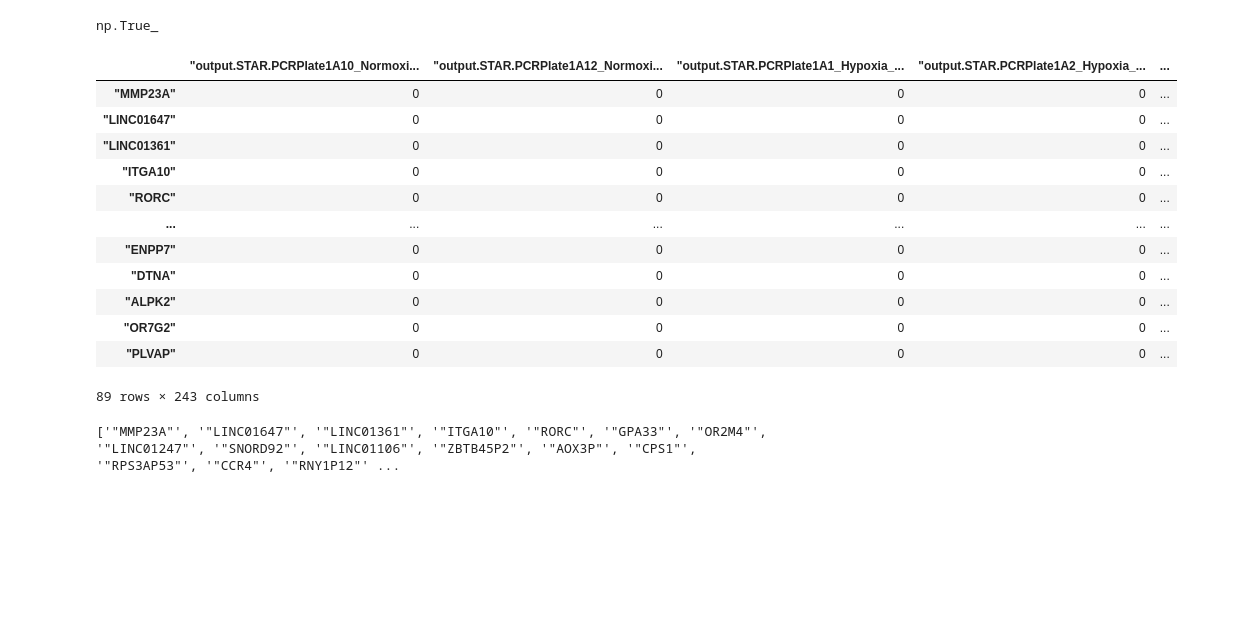
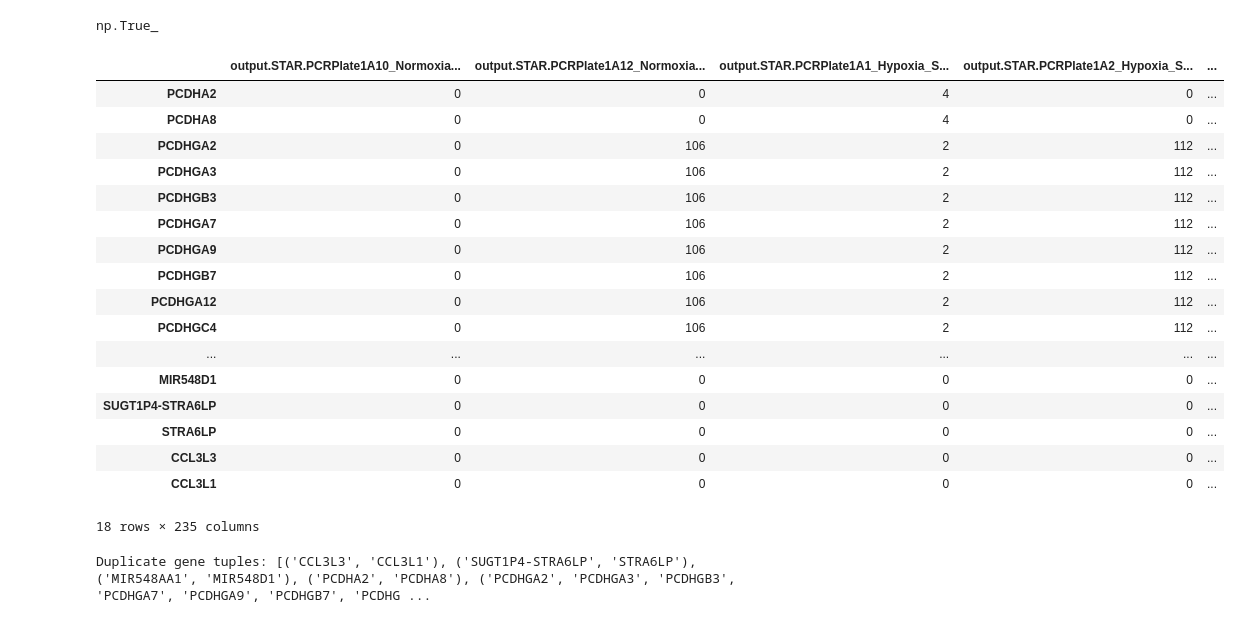
Before and after one commit to katiarusso/breast-cancer-ml-classification, a Jupyter notebook: Notebooks/Main.ipynb, the cells around one changed output. Cells and saved outputs as stored; diff of their text form; code cells hidden in the pictures; blank space fills up the shorter version.

```diff
--- a/Notebooks/Main.ipynb
+++ b/Notebooks/Main.ipynb
@@ -120,10 +120,10 @@ File dimension: 0.47 MB
 #### SmartSeq - HCC1806
 # %%
 # Load the filtered dataset with the SmartSeq technology
-dfs_hcc_unfiltered = pd.read_csv("../Data/SmartSeq/HCC1806_SmartS_Unfiltered_Data.txt", sep=r"\s+", engine= "python", index_col=0)
-dfs_hcc_filtered = pd.read_csv("../Data/SmartSeq/HCC1806_SmartS_Filtered_Data.txt", sep=r"\s+", engine= "python", index_col=0)
-dfs_hcc_train = pd.read_csv("../Data/SmartSeq/HCC1806_SmartS_Filtered_Normalised_3000_Data_train.txt", sep=r"\s+", engine= "python", index_col=0)
-dfs_hcc_test = pd.read_csv("../Data/SmartSeq/HCC1806_SmartS_Filtered_Normalised_3000_Data_test_anonim.txt", sep=r"\s+", engine= "python", index_col=0)
+dfs_hcc_unfiltered = pd.read_csv("../Data/SmartSeq/HCC1806_SmartS_Unfiltered_Data.txt", sep=r"\s+", engine= "python", index_col=0).rename(index=lambda x: x.strip('"')).rename(columns=lambda x: x.strip('"'))
+dfs_hcc_filtered = pd.read_csv("../Data/SmartSeq/HCC1806_SmartS_Filtered_Data.txt", sep=r"\s+", engine= "python", index_col=0).rename(index=lambda x: x.strip('"')).rename(columns=lambda x: x.strip('"'))
+dfs_hcc_train = pd.read_csv("../Data/SmartSeq/HCC1806_SmartS_Filtered_Normalised_3000_Data_train.txt", sep=r"\s+", engine= "python", index_col=0).rename(index=lambda x: x.strip('"')).rename(columns=lambda x: x.strip('"'))
+dfs_hcc_test = pd.read_csv("../Data/SmartSeq/HCC1806_SmartS_Filtered_Normalised_3000_Data_test_anonim.txt", sep=r"\s+", engine= "python", index_col=0).rename(index=lambda x: x.strip('"')).rename(columns=lambda x: x.strip('"'))
 
 # Inspect the shape and structure for HCC1806
 print("HCC1806 Unfiltered")
@@ -423,23 +415,36 @@ dfs_hcc_unfiltered.duplicated().any()
 # %% [output]
 np.True_
 # %%
-duplicate_rows_hcc = dfs_hcc_unfiltered.duplicated(keep=False)
-dfs_hcc_unfiltered[duplicate_rows_hcc]
+duplicate_rows_hcc = dfs_hcc_f1.duplicated(keep=False)
+dfs_hcc_f1[duplicate_rows_hcc]
 # %% [output]
-|  | "output.STAR.PCRPlate1A10_Normoxi... | "output.STAR.PCRPlate1A12_Normoxi... | "output.STAR.PCRPlate1A1_Hypoxia_... | "output.STAR.PCRPlate1A2_Hypoxia_... | ... |
-| "MMP23A" | 0 | 0 | 0 | 0 | ... |
-| "LINC01647" | 0 | 0 | 0 | 0 | ... |
-| "LINC01361" | 0 | 0 | 0 | 0 | ... |
-| "ITGA10" | 0 | 0 | 0 | 0 | ... |
-| "RORC" | 0 | 0 | 0 | 0 | ... |
+|  | output.STAR.PCRPlate1A10_Normoxia... | output.STAR.PCRPlate1A12_Normoxia... | output.STAR.PCRPlate1A1_Hypoxia_S... | output.STAR.PCRPlate1A2_Hypoxia_S... | ... |
+| PCDHA2 | 0 | 0 | 4 | 0 | ... |
+| PCDHA8 | 0 | 0 | 4 | 0 | ... |
+| PCDHGA2 | 0 | 106 | 2 | 112 | ... |
+| PCDHGA3 | 0 | 106 | 2 | 112 | ... |
+| PCDHGB3 | 0 | 106 | 2 | 112 | ... |
+| PCDHGA7 | 0 | 106 | 2 | 112 | ... |
+| PCDHGA9 | 0 | 106 | 2 | 112 | ... |
+| PCDHGB7 | 0 | 106 | 2 | 112 | ... |
+| PCDHGA12 | 0 | 106 | 2 | 112 | ... |
+| PCDHGC4 | 0 | 106 | 2 | 112 | ... |
 | ... | ... | ... | ... | ... | ... |
-| "ENPP7" | 0 | 0 | 0 | 0 | ... |
-| "DTNA" | 0 | 0 | 0 | 0 | ... |
-| "ALPK2" | 0 | 0 | 0 | 0 | ... |
-| "OR7G2" | 0 | 0 | 0 | 0 | ... |
-| "PLVAP" | 0 | 0 | 0 | 0 | ... |
+| MIR548D1 | 0 | 0 | 0 | 0 | ... |
+| SUGT1P4-STRA6LP | 0 | 0 | 0 | 0 | ... |
+| STRA6LP | 0 | 0 | 0 | 0 | ... |
+| CCL3L3 | 0 | 0 | 0 | 0 | ... |
+| CCL3L1 | 0 | 0 | 0 | 0 | ... |
-89 rows × 243 columns
+18 rows × 235 columns
-# %%
-print(dfs_hcc_unfiltered[duplicate_rows_hcc].index.tolist())
-# %% [output]
-['"MMP23A"', '"LINC01647"', '"LINC01361"', '"ITGA10"', '"RORC"', '"GPA33"', '"OR2M4"', '"LINC01247"', '"SNORD92"', '"LINC01106"', '"ZBTB45P2"', '"AOX3P"', '"CPS1"', '"RPS3AP53"', '"CCR4"', '"RNY1P12"' ...
+# %%
+duplicates_grouped_hcc = dfs_hcc_f1.groupby(list(dfs_hcc_f1.columns)).filter(lambda x: len(x) > 1)
+# Raggruppa nuovamente per profilo e costruisci le tuple con i nomi dei geni
+duplicate_gene_hcc_tuples = [
+    tuple(group.index)
+    for _, group in duplicates_grouped_hcc.groupby(list(duplicates_grouped_hcc.columns))
+]
+
+# Stampa la lista di tuple
+print("Duplicate gene tuples:", duplicate_gene_hcc_tuples)
+# %% [output]
+Duplicate gene tuples: [('CCL3L3', 'CCL3L1'), ('SUGT1P4-STRA6LP', 'STRA6LP'), ('MIR548AA1', 'MIR548D1'), ('PCDHA2', 'PCDHA8'), ('PCDHGA2', 'PCDHGA3', 'PCDHGB3', 'PCDHGA7', 'PCDHGA9', 'PCDHGB7', 'PCDHG ...
```
Also changed, not shown: parts of 18 cells of this notebook.
